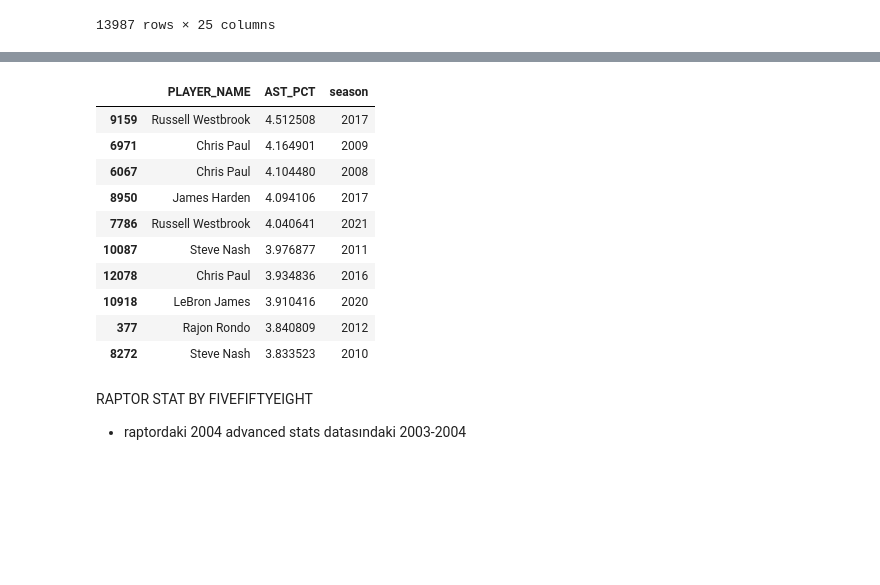
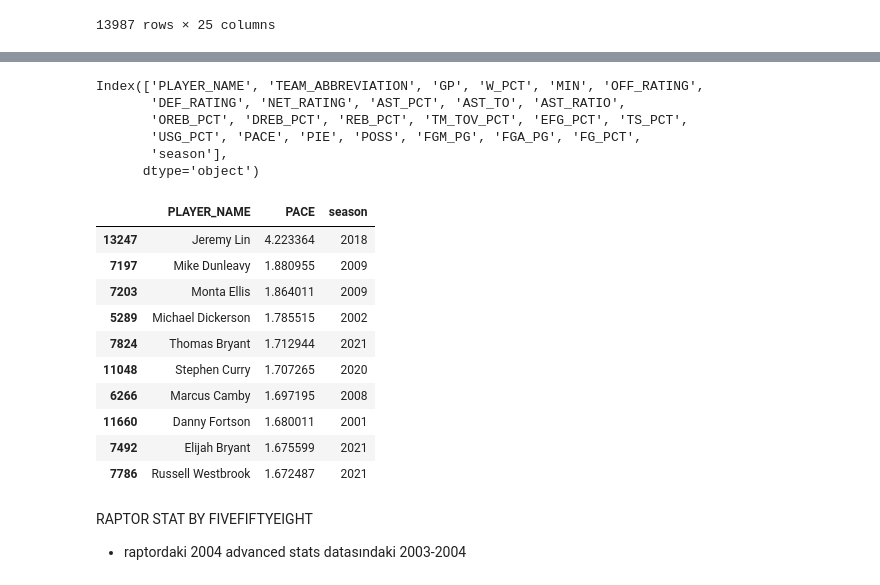
Before and after one commit to ozboz11/proje1, a Jupyter notebook: player_sim.ipynb, the cells around one changed output, grey strips where cells are left out. Drawn from its saved outputs; the diff is of its cells as text; code cells hidden in the pictures; blank space fills up the shorter version.

```diff
--- a/player_sim.ipynb
+++ b/player_sim.ipynb
@@ -324,17 +360,26 @@ ss
+# %%
+ss.columns
+# %% [output]
+Index(['PLAYER_NAME', 'TEAM_ABBREVIATION', 'GP', 'W_PCT', 'MIN', 'OFF_RATING',
+       'DEF_RATING', 'NET_RATING', 'AST_PCT', 'AST_TO', 'AST_RATIO',
+       'OREB_PCT', 'DREB_PCT', 'REB_PCT', 'TM_TOV_PCT', 'EFG_PCT', 'TS_PCT',
+       'USG_PCT', 'PACE', 'PIE', 'POSS', 'FGM_PG', 'FGA_PG', 'FG_PCT',
+       'season'],
+      dtype='object')
 # %%
-ss[ss["MIN"]>25].sort_values(by = "AST_PCT",ascending=False)[["PLAYER_NAME","AST_PCT","season"]].head(10)
+ss[ss["MIN"]>25].sort_values(by = "PACE",ascending=False)[["PLAYER_NAME","PACE","season"]].head(10)
 # %% [output]
-|  | PLAYER_NAME | AST_PCT | season |
-| 9159 | Russell Westbrook | 4.512508 | 2017 |
-| 6971 | Chris Paul | 4.164901 | 2009 |
-| 6067 | Chris Paul | 4.104480 | 2008 |
-| 8950 | James Harden | 4.094106 | 2017 |
-| 7786 | Russell Westbrook | 4.040641 | 2021 |
-| 10087 | Steve Nash | 3.976877 | 2011 |
-| 12078 | Chris Paul | 3.934836 | 2016 |
-| 10918 | LeBron James | 3.910416 | 2020 |
-| 377 | Rajon Rondo | 3.840809 | 2012 |
-| 8272 | Steve Nash | 3.833523 | 2010 |
+|  | PLAYER_NAME | PACE | season |
+| 13247 | Jeremy Lin | 4.223364 | 2018 |
+| 7197 | Mike Dunleavy | 1.880955 | 2009 |
+| 7203 | Monta Ellis | 1.864011 | 2009 |
+| 5289 | Michael Dickerson | 1.785515 | 2002 |
+| 7824 | Thomas Bryant | 1.712944 | 2021 |
+| 11048 | Stephen Curry | 1.707265 | 2020 |
+| 6266 | Marcus Camby | 1.697195 | 2008 |
+| 11660 | Danny Fortson | 1.680011 | 2001 |
+| 7492 | Elijah Bryant | 1.675599 | 2021 |
+| 7786 | Russell Westbrook | 1.672487 | 2021 |
 # %% [markdown]
 RAPTOR STAT BY FIVEFIFTYEIGHT
 
```
Also changed, not shown: parts of 17 cells of this notebook.
